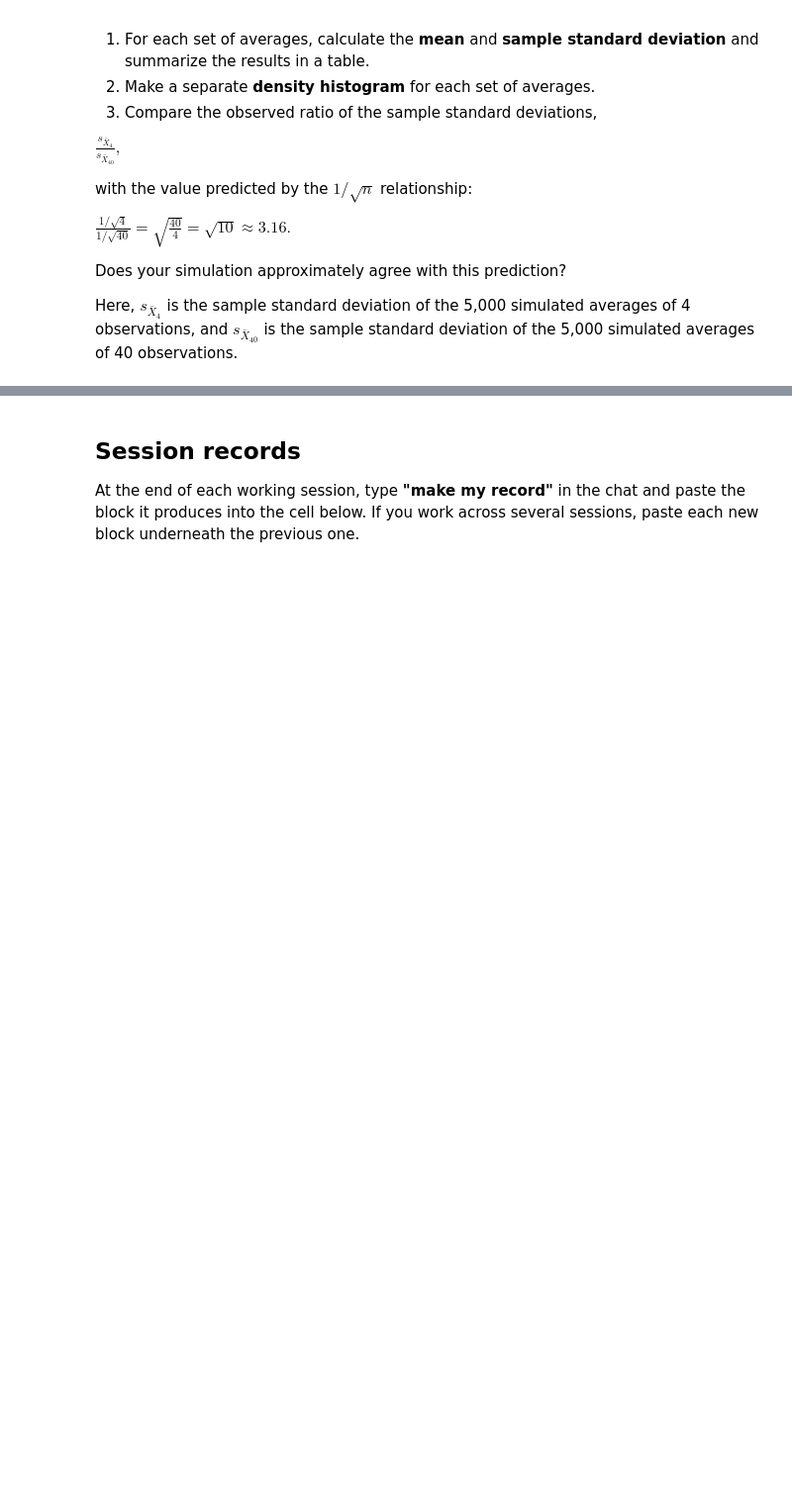
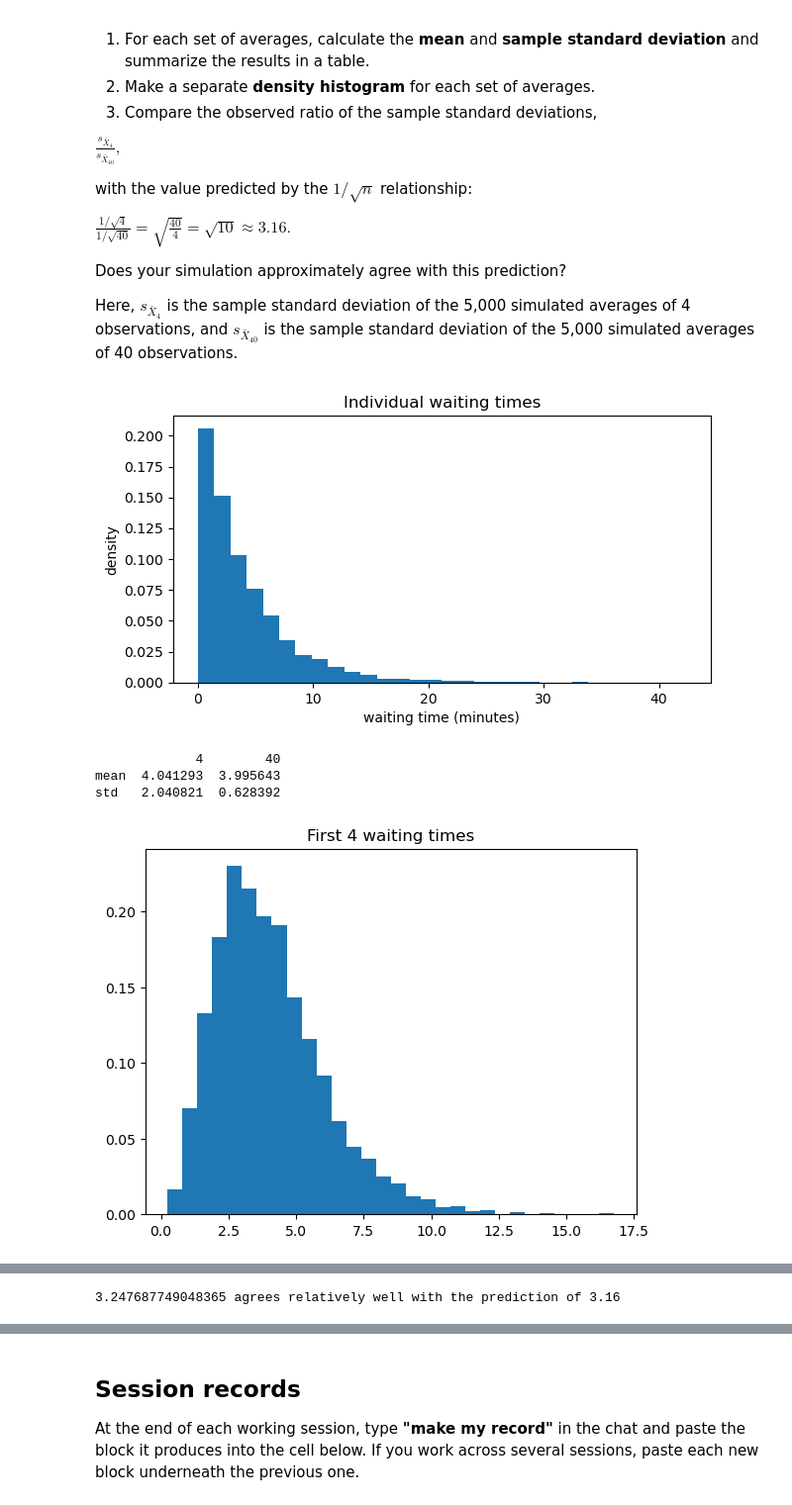
Before and after one commit to simeona-h/26f-engr1451-2451, a Jupyter notebook: 1-assignments/LE03/LE03.ipynb, the cells around one changed output, grey strips where cells are left out. Shown at 99% size. Drawn from its saved outputs; the diff is of its cells as text; code cells hidden in the pictures; blank space fills up the shorter version.

```diff
--- a/1-assignments/LE03/LE03.ipynb
+++ b/1-assignments/LE03/LE03.ipynb
@@ -161,17 +255,41 @@ Here, $s_{\bar X_4}$ is the sample standard deviation of the 5,000 simulated ave
 # %%
 rng = np.random.default_rng(1451)
 waiting_times = rng.exponential(scale=4.0, size=(5000, 40))
 
 # First, look at the distribution of individual waiting times.
 plt.figure(figsize=(7, 3.5))
 plt.hist(waiting_times[:, 0], bins=30, density=True)
 plt.xlabel("waiting time (minutes)")
 plt.ylabel("density")
 plt.title("Individual waiting times")
 plt.show()
 
 # The row averages are provided so you can focus on the CLT.
 means_4 = waiting_times[:, :4].mean(axis=1)
 means_40 = waiting_times.mean(axis=1)
 
-# Your summary table, SD comparison, and plots here
+comparison = pd.DataFrame(
+    {
+        "4":means_4,
+        "40":means_40,
+    }
+)
+
+print(comparison.agg(["mean", "std"]))
+
+plt.hist(means_4, bins=30, density=True)
+plt.title("First 4 waiting times")
+plt.show()
+
+plt.hist(means_40, bins=30, density=True)
+plt.title("All 40 waiting times")
+plt.show()
+
+ratio = 2.040821 / 0.628392
+print(ratio, "agrees relatively well with the prediction of 3.16")
+# %% [output]
+[figure, added]
+             4        40
+mean  4.041293  3.995643
+std   2.040821  0.628392
+[figure, added]
@@ -178,3 +297,4 @@ means_40 = waiting_times.mean(axis=1)
+3.247687749048365 agrees relatively well with the prediction of 3.16
 # %% [markdown]
 ### B. Interpret (0.5 pt)
 
```
Also changed, not shown: parts of 15 cells of this notebook.
